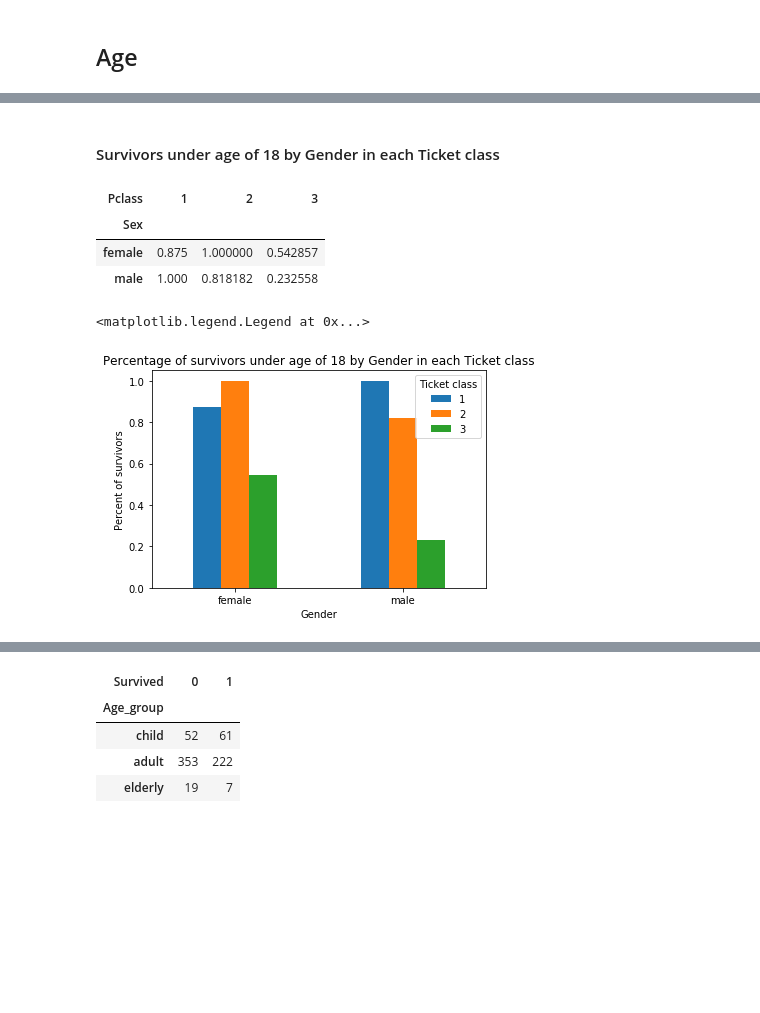
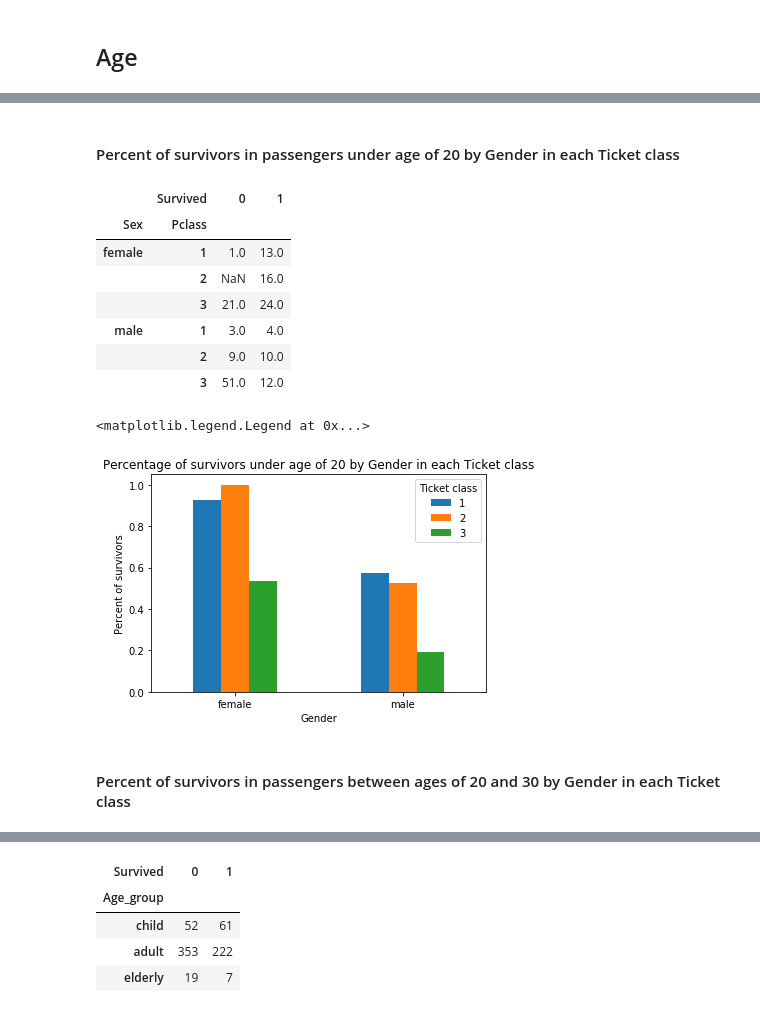
Before and after one commit to silvuple/Machine-Learning-Titanic-Kaggle, a Jupyter notebook: titanic_features_analysis.ipynb, the cells around one changed output, grey strips where cells are left out. Cells and saved outputs as stored; diff of their text form; code cells hidden in the pictures; blank space fills up the shorter version.

```diff
--- a/titanic_features_analysis.ipynb
+++ b/titanic_features_analysis.ipynb
@@ -4,7 +4,7 @@ from matplotlib import pyplot as plt
 import pandas as pd
 import numpy as np
 # %%
-df = pd.read_csv('train.csv')
+df = pd.read_csv(r'C:\Users\m\AppData\Local\Programs\Python\Python36-32\titanic\train.csv')
 # %%
 df.head()
 # %% [output]
@@ -118,13 +159,17 @@ plt.legend(title='Ticket class')
 # %% [markdown]
-#### Survivors under age of 18 by Gender in each Ticket class
+#### Percent of survivors in passengers under age of 20 by Gender in each Ticket class
 # %%
-age = 18
-df[df.Age < age].groupby(['Sex','Pclass']).Survived.mean().unstack()
+age = 20
+df[df.Age < age].groupby(['Sex','Pclass']).Survived.value_counts().unstack()
 # %% [output]
-| Pclass | 1 | 2 | 3 |
-| Sex |  |  |  |
-| female | 0.875 | 1.000000 | 0.542857 |
-| male | 1.000 | 0.818182 | 0.232558 |
+|  | Survived | 0 | 1 |
+| Sex | Pclass |  |  |
+| female | 1 | 1.0 | 13.0 |
+|  | 2 | NaN | 16.0 |
+|  | 3 | 21.0 | 24.0 |
+| male | 1 | 3.0 | 4.0 |
+|  | 2 | 9.0 | 10.0 |
+|  | 3 | 51.0 | 12.0 |
 # %%
 df[df.Age < age].groupby(['Sex','Pclass']).Survived.mean().unstack().plot.bar(rot=0)
 plt.xlabel('Gender')
@@ -133,4 +178,6 @@ plt.title('Percentage of survivors under age of {} by Gender in each Ticket clas
 plt.legend(title='Ticket class', loc=1)
 # %% [output]
 <matplotlib.legend.Legend at 0x...>
-[figure, old version]
+[figure, new version]
+# %% [markdown]
+#### Percent of survivors in passengers between ages of 20 and 30 by Gender in each Ticket class
```
Also changed, not shown: parts of 63 cells of this notebook.
